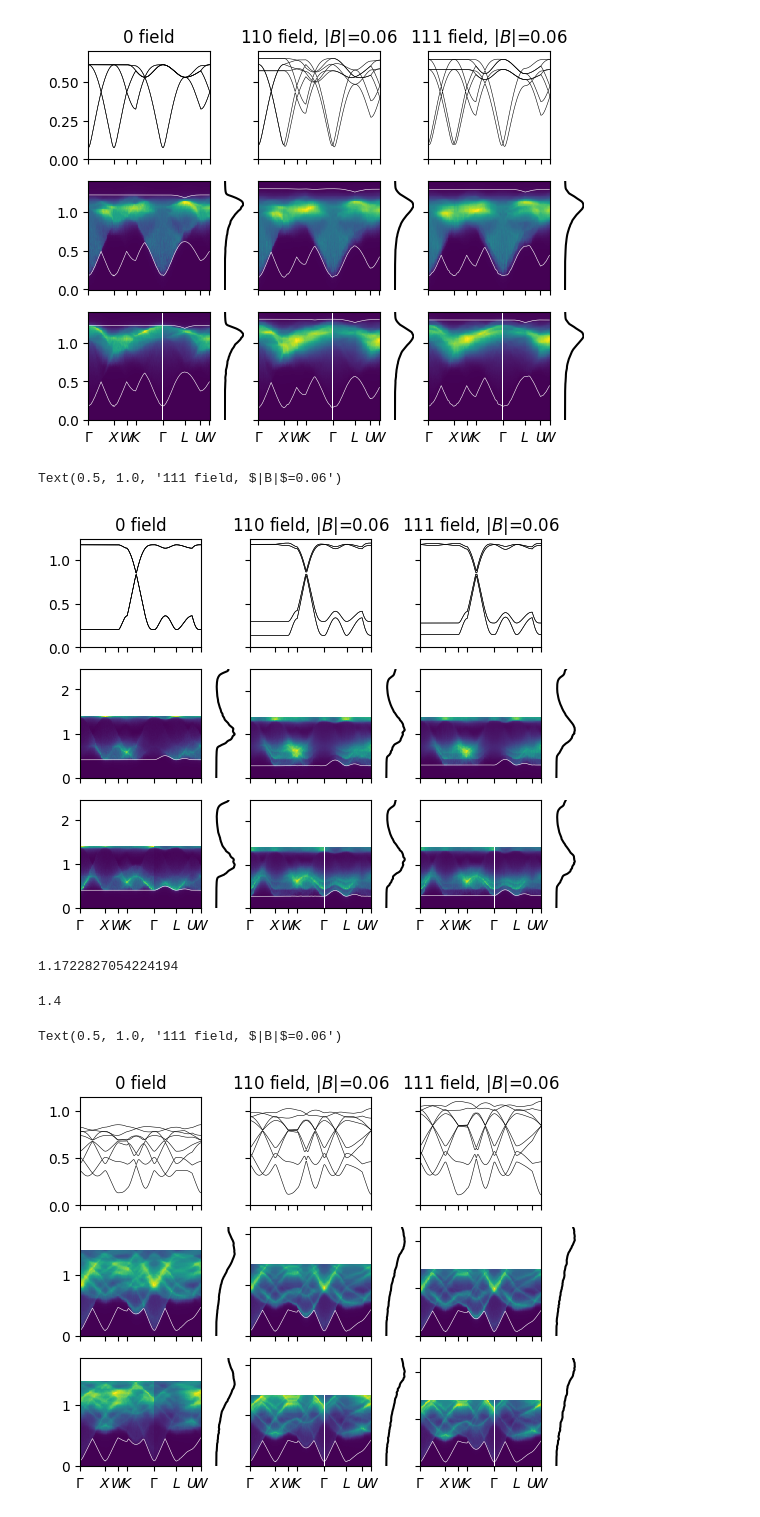
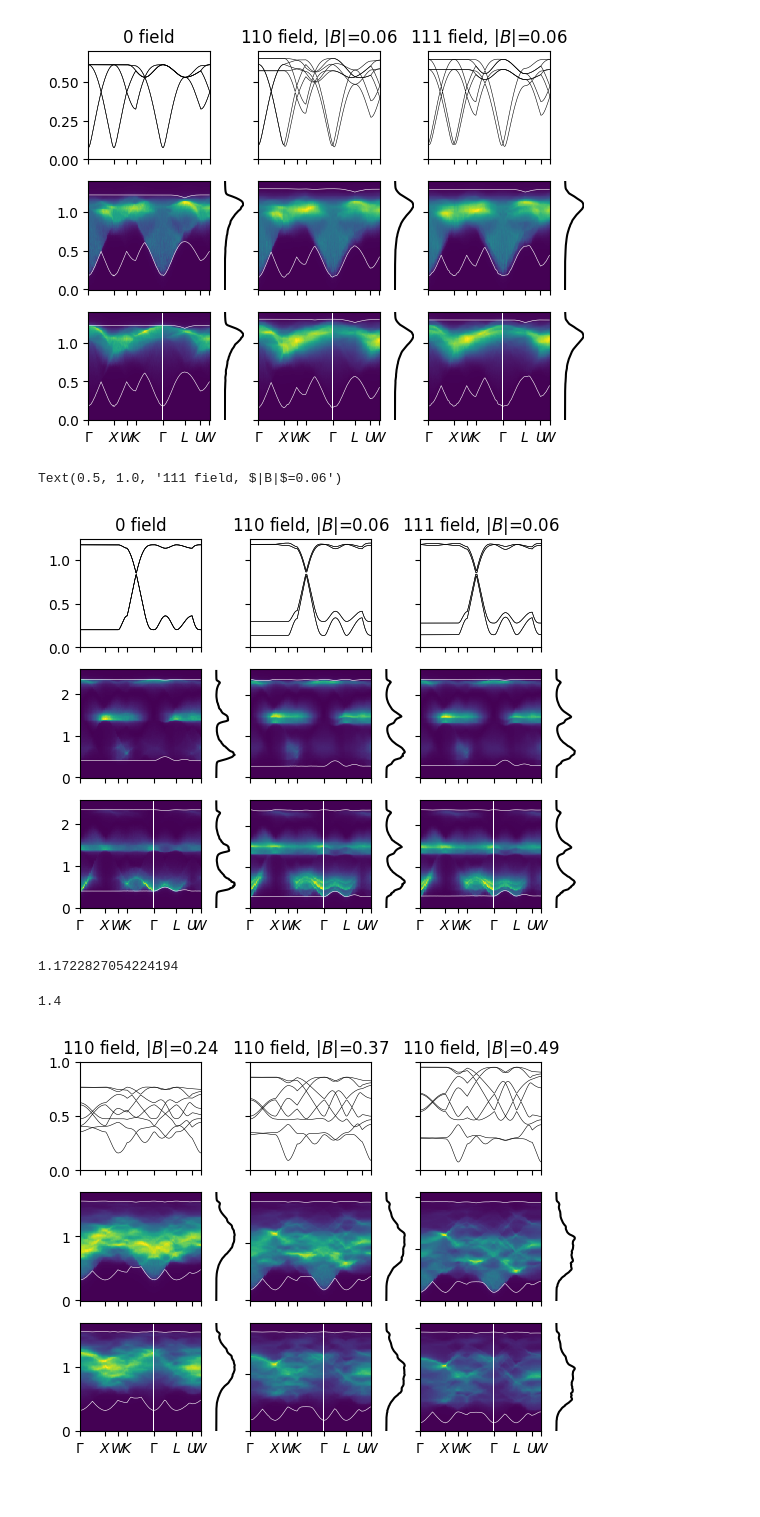
Before and after one commit to Spuriosity1/qsi-spinon-gmft, a Jupyter notebook: plot_pretty.ipynb, the cells around one changed output. Drawn from its saved outputs; the diff is of its cells as text; code cells hidden in the pictures.

Commit message:
repaired flux output

```diff
--- a/plot_pretty.ipynb
+++ b/plot_pretty.ipynb
@@ -9,17 +9,22 @@ settings_0flux = [
     "?name=0flux?J_pm=-0.046?B=[0.035,0.035,0.035].jld"
 ]
 
+settings_0flux_test = [
+    "?name=TEST_0flux?J_pm=-0.046?B=[0.000,0.000,0.000].jld",
+    "?name=TEST_0flux?J_pm=-0.046?B=[0.000,0.042,0.042].jld",
+    "?name=TEST_0flux?J_pm=-0.046?B=[0.035,0.035,0.035].jld"
+]
+
 settings_piflux = [
-    "?name=piflux?J_pm=0.333?B=[0.000,0.000,0.000].jld",
-    "?name=piflux?J_pm=0.333?B=[0.000,0.042,0.042].jld",
-    "?name=piflux?J_pm=0.333?B=[0.035,0.035,0.035].jld"
+    "?name=piflux-2?J_pm=0.333?B=[0.000,0.000,0.000].jld",
+    "?name=piflux-2?J_pm=0.333?B=[0.000,0.042,0.042].jld",
+    "?name=piflux-2?J_pm=0.333?B=[0.035,0.035,0.035].jld"
 ]
 
 settings_pipi00 = [
-    "?name=pipi00-kludge?J_pm=-0.050?B=[0.212,0.212,0.000].jld",
-    # "?name=pipi00-kludge?J_pm=-0.050?B=[0.283,0.283,0.000].jld",
-    "?name=pipi00-kludge?J_pm=-0.050?B=[0.354,0.354,0.000].jld",
-    "?name=pipi00-kludge?J_pm=-0.050?B=[0.424,0.424,0.000].jld"
+    "?name=pipi00+1e-4?J_pm=-0.050?B=[0.000,0.173,0.173].jld",
+    "?name=pipi00+1e-4?J_pm=-0.050?B=[0.000,0.260,0.260].jld",
+    "?name=pipi00+1e-4?J_pm=-0.050?B=[0.000,0.346,0.346].jld"
 ]
 
 settings_FF_kludge = [
@@ -177,7 +182,7 @@ Ax[0][2].set_title("110 field, $|B|$=0.06")
 Ax[0][4].set_title("111 field, $|B|$=0.06")
 # %% [output]
 Text(0.5, 1.0, '111 field, $|B|$=0.06')
-[figure, old version]
+[figure, new version]
 # %%
 fsp = h5py.File("output/spinons"+settings_piflux[0])
 spinon_intens = fsp["spinon_dispersion"]
@@ -231,35 +236,34 @@ for i in range(3):
     spinon_intens = fsp["spinon_dispersion"]
     Ax[0][2*i].plot(np.array(spinon_intens["tau"]), np.array(spinon_intens["bands"]).T, color='k', lw=0.4)
     Ax[0][2*i].set_ylim([0,spinon_max_E+0.05])
     Ax[0][2*i].set_xticks(spinon_intens["ticks_tau"], labels=[])
     Ax[0][2*i].set_xlim( [np.min(spinon_intens["ticks_tau"]), np.max(spinon_intens["ticks_tau"])])
 
     fint = h5py.File("output/integrated"+settings[i])
     W = np.array(fint['intensity']['W'])
     Ax[1][2*i+1].plot(fint['intensity']['Spm']['re_'], W,color='k')
     Ax[2][2*i+1].plot(np.array(fint['intensity']['Smagnetic']), W,color='k')
 
     Ax[1][2*i+1].set_ylim([min(W),max(W)])
     Ax[2][2*i+1].set_ylim([min(W),max(W)])
     Ax[1][2*i+1].axis('off')
     Ax[2][2*i+1].axis('off')
 
     for j in range(3):
         Ax[j][2*i+1].set_yticklabels([])
         if i != 0:
             Ax[j][2*i].set_yticklabels([])
 
 
     Ax[0][2*i+1].axis('off')
     for j in [1,2]:
         a = Ax[j][2*i+1]
         a.set_xticks([])
         a.set_yticks([])
         # a.set_xlim([0,489384])
 
-Ax[0][0].set_title("0 field")
-Ax[0][2].set_title("110 field, $|B|$=0.06")
-Ax[0][4].set_title("111 field, $|B|$=0.06")
+
+for i in range(3):
+    Ax[0][2*i].set_title("110 field, $|B|$=%.2f" % np.linalg.norm(eval(settings_pipi00[i].split('?')[3][2:-4])))
 # %% [output]
-Text(0.5, 1.0, '111 field, $|B|$=0.06')
-[figure, old version]
+[figure, new version]
```
Also changed, not shown: parts of 4 cells of this notebook, 1 other file.
